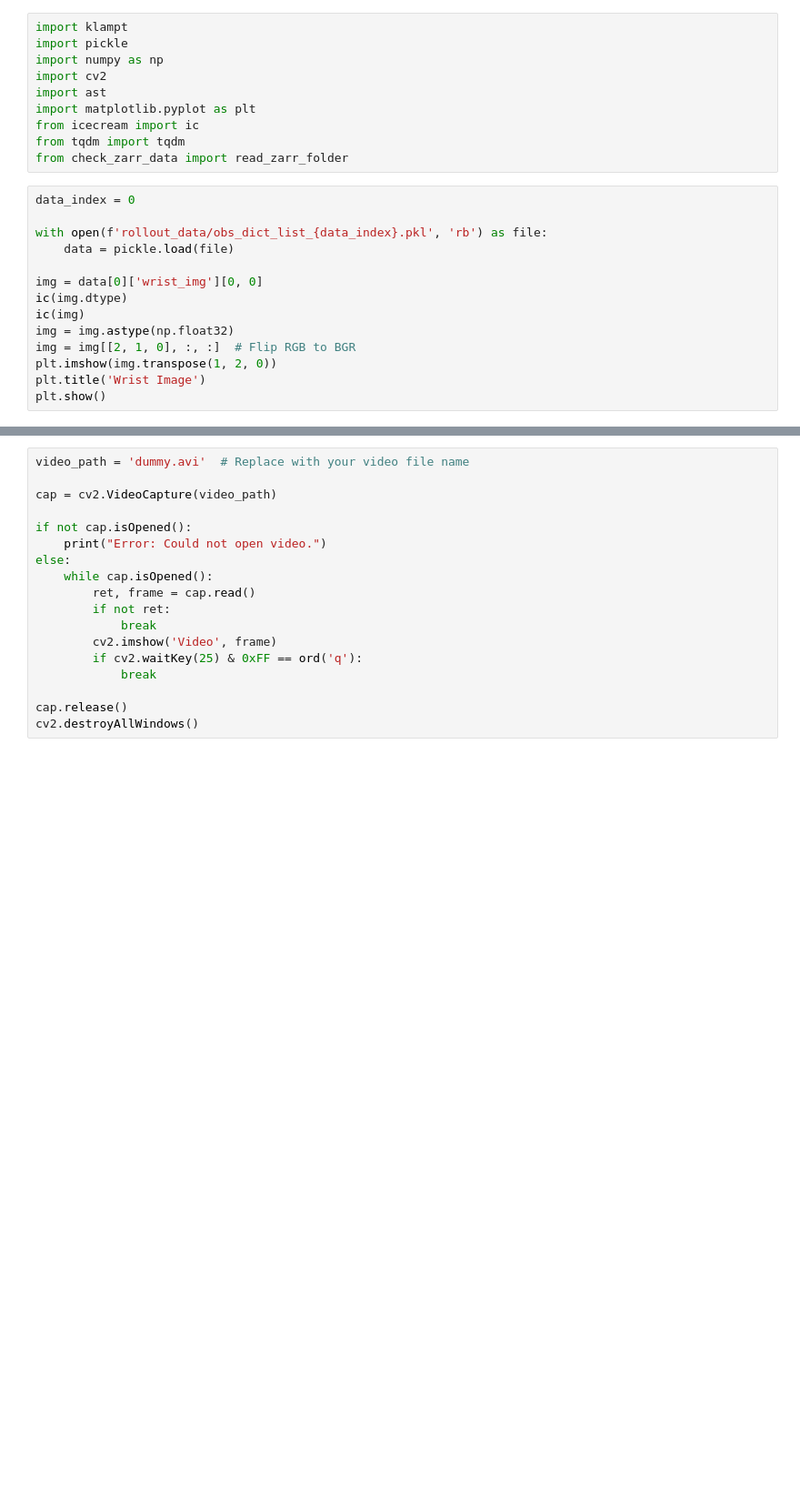
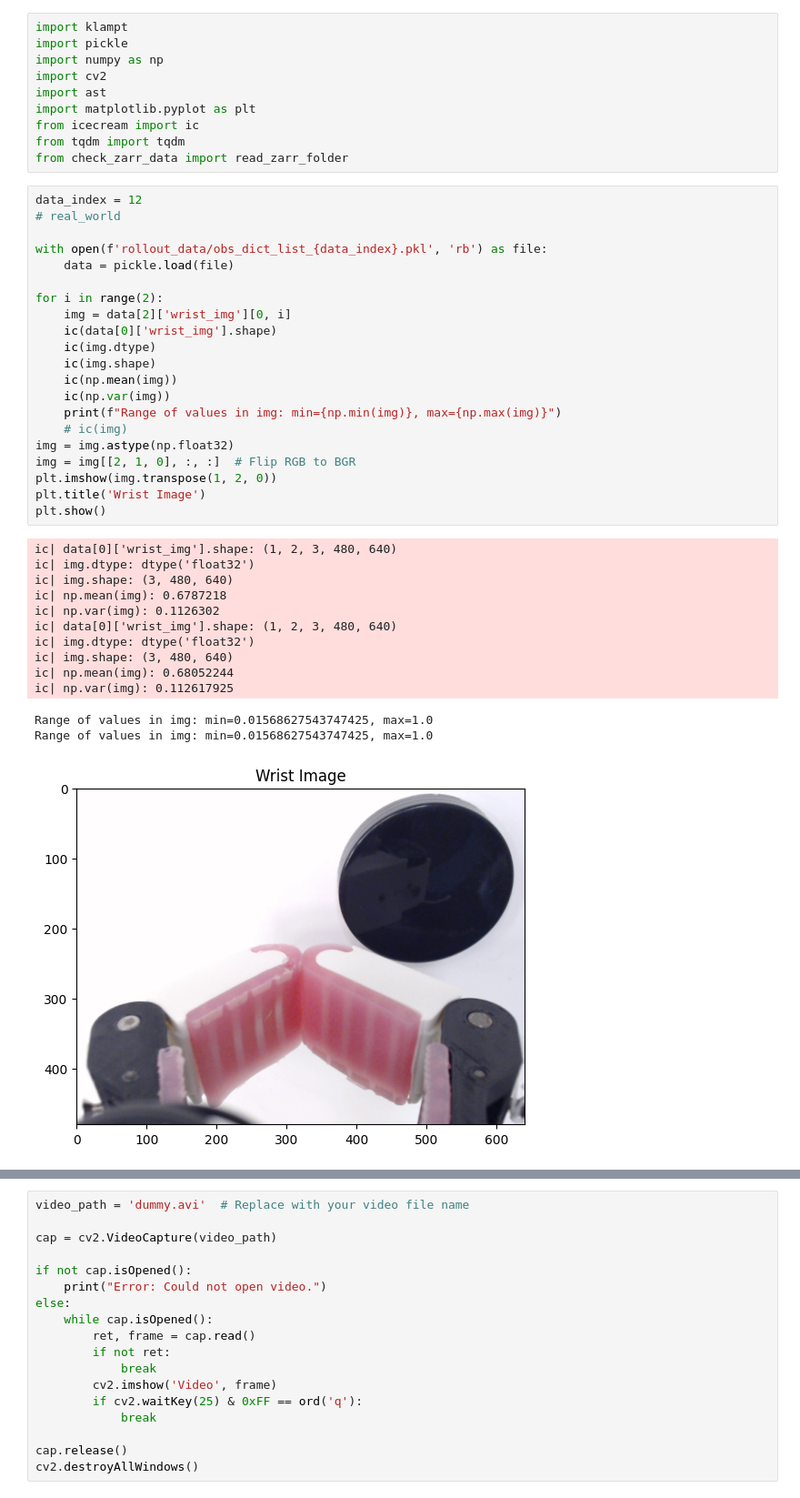
Before and after one commit to mh-mu/DP3-Compliant-Gripper, a Jupyter notebook: third_party/real_world/test.ipynb, the cells around one changed output, grey strips where cells are left out. Shown: that part at 91% size. Cells and saved outputs as stored; diff of their text form; blank space fills up the shorter version.

```diff
--- a/third_party/real_world/test.ipynb
+++ b/third_party/real_world/test.ipynb
@@ -9,17 +9,38 @@ from icecream import ic
 from tqdm import tqdm
 from check_zarr_data import read_zarr_folder
 # %%
-data_index = 0
+data_index = 12
+# real_world
 
 with open(f'rollout_data/obs_dict_list_{data_index}.pkl', 'rb') as file:
     data = pickle.load(file)
 
-img = data[0]['wrist_img'][0, 0]
-ic(img.dtype)
-ic(img)
+for i in range(2):
+    img = data[2]['wrist_img'][0, i]
+    ic(data[0]['wrist_img'].shape)
+    ic(img.dtype)
+    ic(img.shape)
+    ic(np.mean(img))
+    ic(np.var(img))
+    print(f"Range of values in img: min={np.min(img)}, max={np.max(img)}")
+    # ic(img)
 img = img.astype(np.float32)
 img = img[[2, 1, 0], :, :]  # Flip RGB to BGR
 plt.imshow(img.transpose(1, 2, 0))
 plt.title('Wrist Image')
 plt.show()
+# %% [output]
+ic| data[0]['wrist_img'].shape: (1, 2, 3, 480, 640)
+ic| img.dtype: dtype('float32')
+ic| img.shape: (3, 480, 640)
+ic| np.mean(img): 0.6787218
+ic| np.var(img): 0.1126302
+ic| data[0]['wrist_img'].shape: (1, 2, 3, 480, 640)
+ic| img.dtype: dtype('float32')
+ic| img.shape: (3, 480, 640)
+ic| np.mean(img): 0.68052244
+ic| np.var(img): 0.112617925
+Range of values in img: min=0.01568627543747425, max=1.0
+Range of values in img: min=0.01568627543747425, max=1.0
+[figure, added]
 # %%
```
Also changed, not shown: parts of 1 cell of this notebook, 11 other files.
